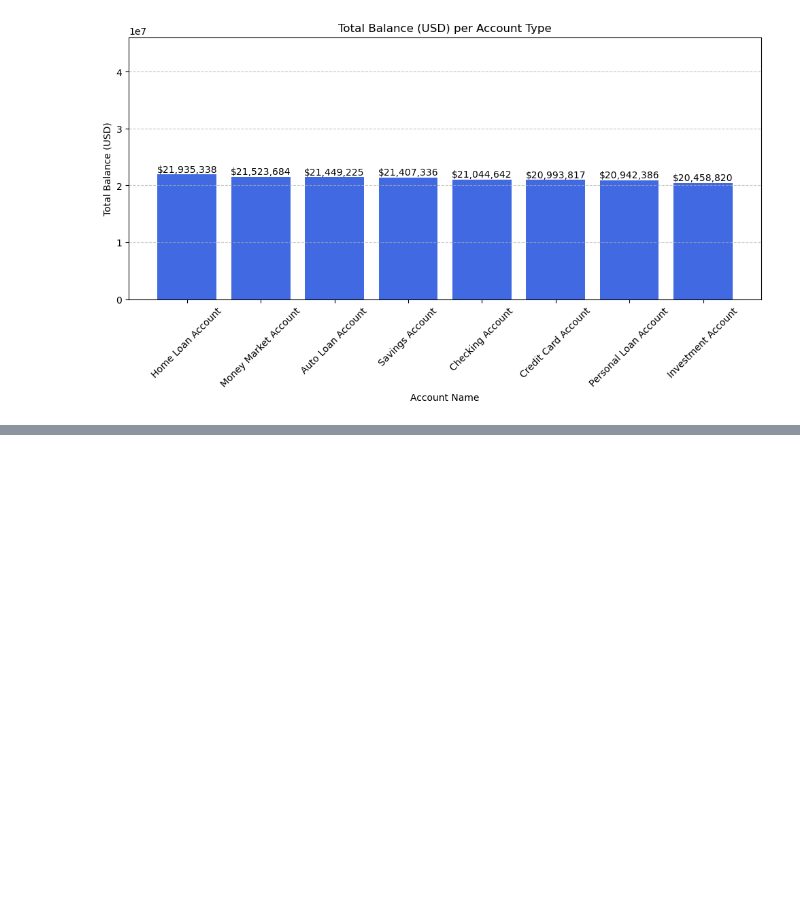
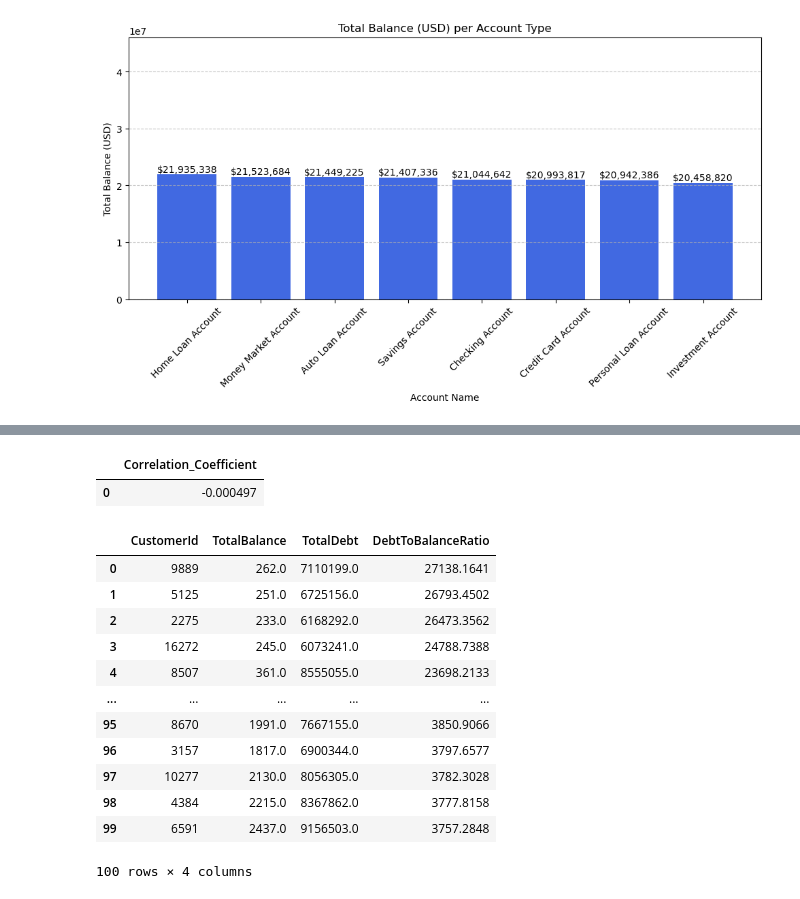
Before and after one commit to NGravereaux/portfolio-sql-project-bank, a Jupyter notebook: mini_project.ipynb, the cells around one changed output, grey strips where cells are left out. Drawn from its saved outputs; the diff is of its cells as text; code cells hidden in the pictures; blank space fills up the shorter version.

```diff
--- a/mini_project.ipynb
+++ b/mini_project.ipynb
@@ -308,0 +172,58 @@ WITH Debt AS (
+# %%
+#To explore the correlation between 'CardLimit' and 'Debt' in the 'Cards' table (ANSWER:  there is no correlation)
+
+query6 = """
+SELECT
+    (COUNT(*) * SUM(c.CardLimit * c.Debt) - SUM(c.CardLimit) * SUM(c.Debt)) /
+    (SQRT(COUNT(*) * SUM(c.CardLimit * c.CardLimit) - SUM(c.CardLimit) * SUM(c.CardLimit)) *
+     SQRT(COUNT(*) * SUM(c.Debt * c.Debt) - SUM(c.Debt) * SUM(c.Debt))) AS Correlation_Coefficient
+FROM Cards c;
+"""
+df_read6 = pd.read_sql(query6, con=engine)
+df_read6
+# %% [output]
+|  | Correlation_Coefficient |
+| 0 | -0.000497 |
+# %%
+#To analyze the top 100 most risky customers based on high credit card debt and low balance on debit accounts.
+query7 = """
+WITH DebitBalances AS (
+    SELECT CustomerId, SUM(Balance) AS TotalBalance
+    FROM Accounts
+    WHERE AccountName IN
+    ('Checking Account', 'Savings Account',
+    'Money Market Account', 'Investment Account')
+    GROUP BY CustomerId
+),
+CreditDebt AS (
+    SELECT CustomerId, SUM(Debt) AS TotalDebt
+    FROM Cards
+    GROUP BY CustomerId
+)
+SELECT
+    db.CustomerId,
+    db.TotalBalance,
+    cd.TotalDebt,
+    (cd.TotalDebt / NULLIF(db.TotalBalance, 0))
+    AS DebtToBalanceRatio
+FROM DebitBalances db
+JOIN CreditDebt cd ON db.CustomerId = cd.CustomerId
+ORDER BY DebtToBalanceRatio DESC
+LIMIT 100;
+"""
+df_read7 = pd.read_sql(query7, con=engine)
+df_read7
+# %% [output]
+|  | CustomerId | TotalBalance | TotalDebt | DebtToBalanceRatio |
+| 0 | 9889 | 262.0 | 7110199.0 | 27138.1641 |
+| 1 | 5125 | 251.0 | 6725156.0 | 26793.4502 |
+| 2 | 2275 | 233.0 | 6168292.0 | 26473.3562 |
+| 3 | 16272 | 245.0 | 6073241.0 | 24788.7388 |
+| 4 | 8507 | 361.0 | 8555055.0 | 23698.2133 |
+| ... | ... | ... | ... | ... |
+| 95 | 8670 | 1991.0 | 7667155.0 | 3850.9066 |
+| 96 | 3157 | 1817.0 | 6900344.0 | 3797.6577 |
+| 97 | 10277 | 2130.0 | 8056305.0 | 3782.3028 |
+| 98 | 4384 | 2215.0 | 8367862.0 | 3777.8158 |
+| 99 | 6591 | 2437.0 | 9156503.0 | 3757.2848 |
+100 rows × 4 columns
```
Also changed, not shown: parts of 10 cells of this notebook, 1 other file.
